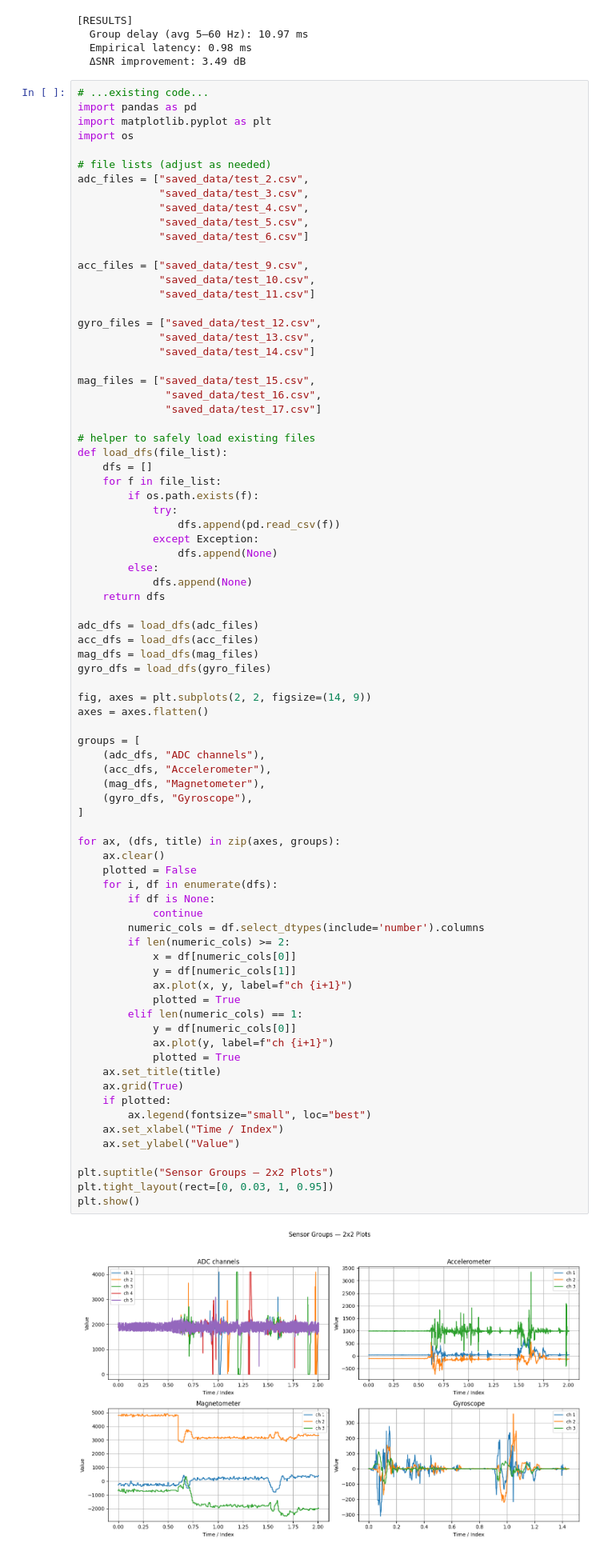
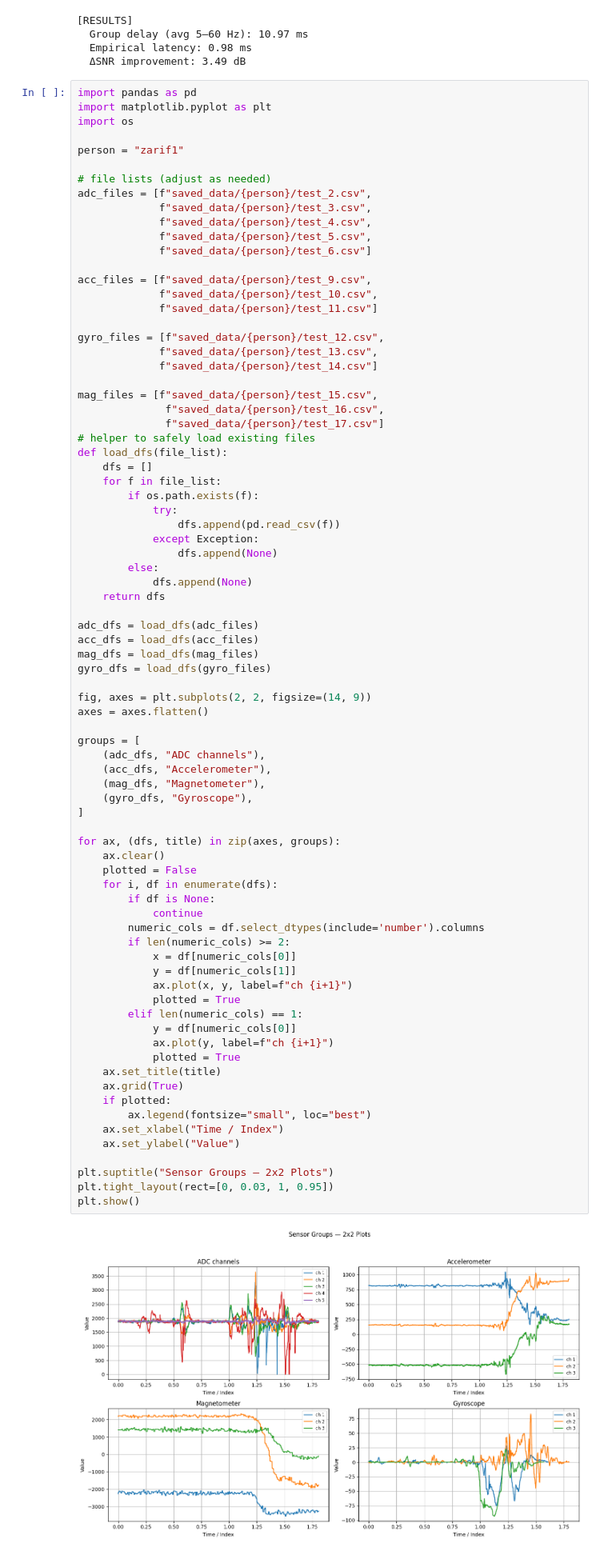
Before and after one commit to Amd36/exoskeleton, a Jupyter notebook: filter_test.ipynb, the cells around one changed output. Shown at 80% size. Saved outputs shown, nothing was run; the diff lists cells and outputs as text.

```diff
--- a/filter_test.ipynb
+++ b/filter_test.ipynb
@@ -31,30 +31,30 @@ analyzer.compute_latency_and_snr(sig_band=(5,60))
   Empirical latency: 0.98 ms
   ΔSNR improvement: 3.49 dB
 # %%
-# ...existing code...
 import pandas as pd
 import matplotlib.pyplot as plt
 import os
 
+person = "zarif1"
+
 # file lists (adjust as needed)
-adc_files = ["saved_data/test_2.csv",
-             "saved_data/test_3.csv",
-             "saved_data/test_4.csv",
-             "saved_data/test_5.csv",
-             "saved_data/test_6.csv"]
+adc_files = [f"saved_data/{person}/test_2.csv",
+             f"saved_data/{person}/test_3.csv",
+             f"saved_data/{person}/test_4.csv",
+             f"saved_data/{person}/test_5.csv",
+             f"saved_data/{person}/test_6.csv"]
 
-acc_files = ["saved_data/test_9.csv",
-             "saved_data/test_10.csv",
-             "saved_data/test_11.csv"]
+acc_files = [f"saved_data/{person}/test_9.csv",
+             f"saved_data/{person}/test_10.csv",
+             f"saved_data/{person}/test_11.csv"]
 
-gyro_files = ["saved_data/test_12.csv",
-             "saved_data/test_13.csv",
-             "saved_data/test_14.csv"]
+gyro_files = [f"saved_data/{person}/test_12.csv",
+             f"saved_data/{person}/test_13.csv",
+             f"saved_data/{person}/test_14.csv"]
 
-mag_files = ["saved_data/test_15.csv",
-              "saved_data/test_16.csv",
-              "saved_data/test_17.csv"]
-
+mag_files = [f"saved_data/{person}/test_15.csv",
+              f"saved_data/{person}/test_16.csv",
+              f"saved_data/{person}/test_17.csv"]
 # helper to safely load existing files
 def load_dfs(file_list):
     dfs = []
@@ -83,31 +83,31 @@ groups = [
     (gyro_dfs, "Gyroscope"),
 ]
 
 for ax, (dfs, title) in zip(axes, groups):
     ax.clear()
     plotted = False
     for i, df in enumerate(dfs):
         if df is None:
             continue
         numeric_cols = df.select_dtypes(include='number').columns
         if len(numeric_cols) >= 2:
             x = df[numeric_cols[0]]
             y = df[numeric_cols[1]]
             ax.plot(x, y, label=f"ch {i+1}")
             plotted = True
         elif len(numeric_cols) == 1:
             y = df[numeric_cols[0]]
             ax.plot(y, label=f"ch {i+1}")
             plotted = True
     ax.set_title(title)
     ax.grid(True)
     if plotted:
         ax.legend(fontsize="small", loc="best")
     ax.set_xlabel("Time / Index")
     ax.set_ylabel("Value")
 
 plt.suptitle("Sensor Groups — 2x2 Plots")
 plt.tight_layout(rect=[0, 0.03, 1, 0.95])
 plt.show()
 # %% [output]
-[figure, old version]
+[figure, new version]
```
Also changed, not shown: parts of 2 cells of this notebook, 45 other files.
